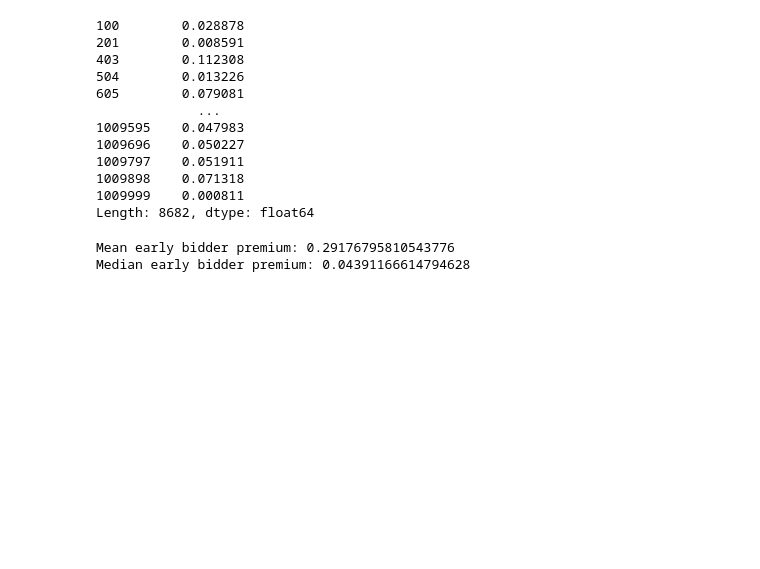
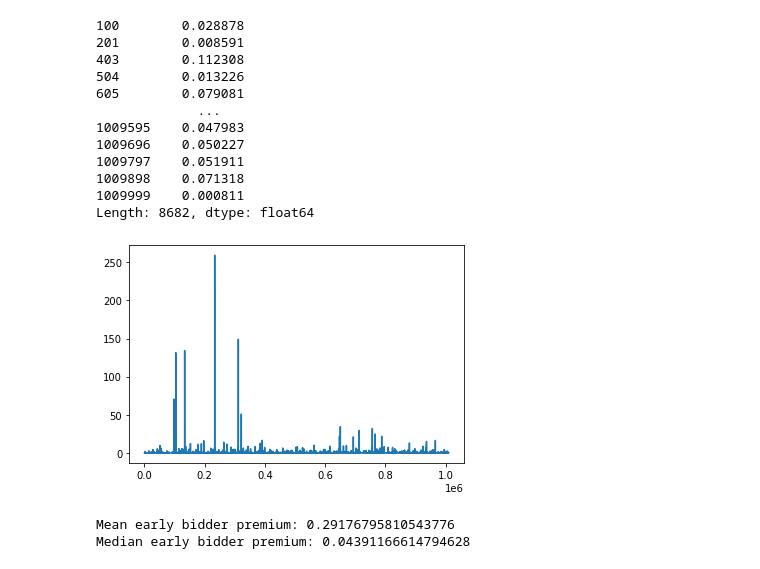
Before and after one commit to Wisaacj/Mesa-Auctions, a Jupyter notebook: analysis/data-analysis-bid-increase-sniper-no-watchproba.ipynb, the cells around one changed output. Drawn from its saved outputs; the diff is of its cells as text; code cells hidden in the pictures; blank space fills up the shorter version.

```diff
--- a/analysis/data-analysis-bid-increase-sniper-no-watchproba.ipynb
+++ b/analysis/data-analysis-bid-increase-sniper-no-watchproba.ipynb
@@ -124,6 +129,11 @@ print(early_bidder_premiums)
 1009898    0.071318
 1009999    0.000811
 Length: 8682, dtype: float64
+# %%
+early_bidder_premiums.plot()
+plt.show()
+# %% [output]
+[figure, added]
 # %%
 mean_early_bidder_premium = np.mean(early_bidder_premiums)
 print(f'Mean early bidder premium: {mean_early_bidder_premium}')
```
Also changed, not shown: parts of 2 cells of this notebook, 1 other file.
